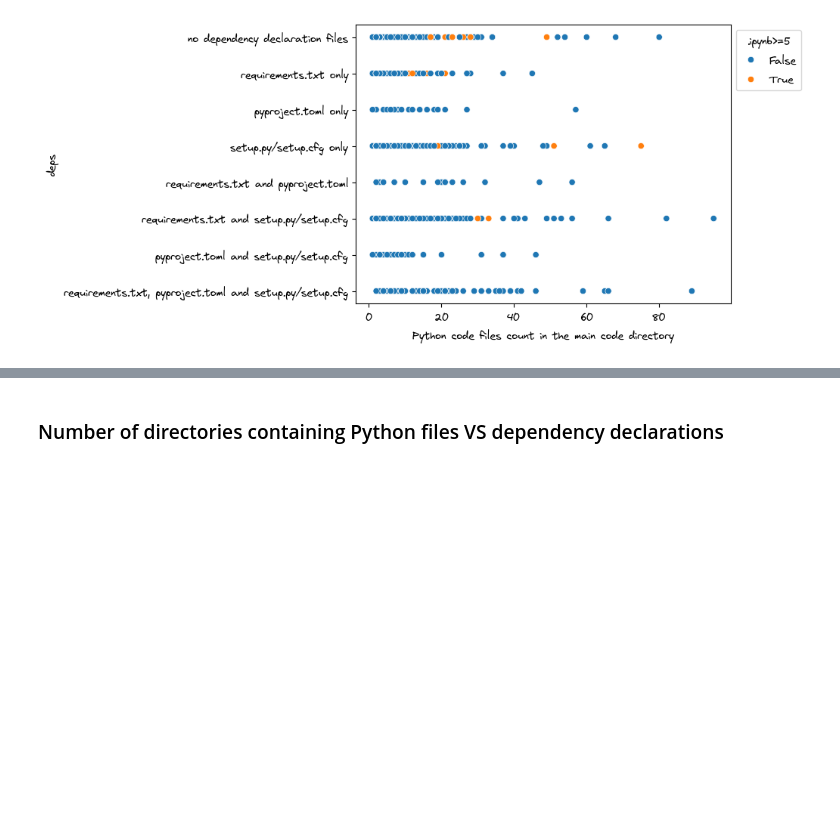
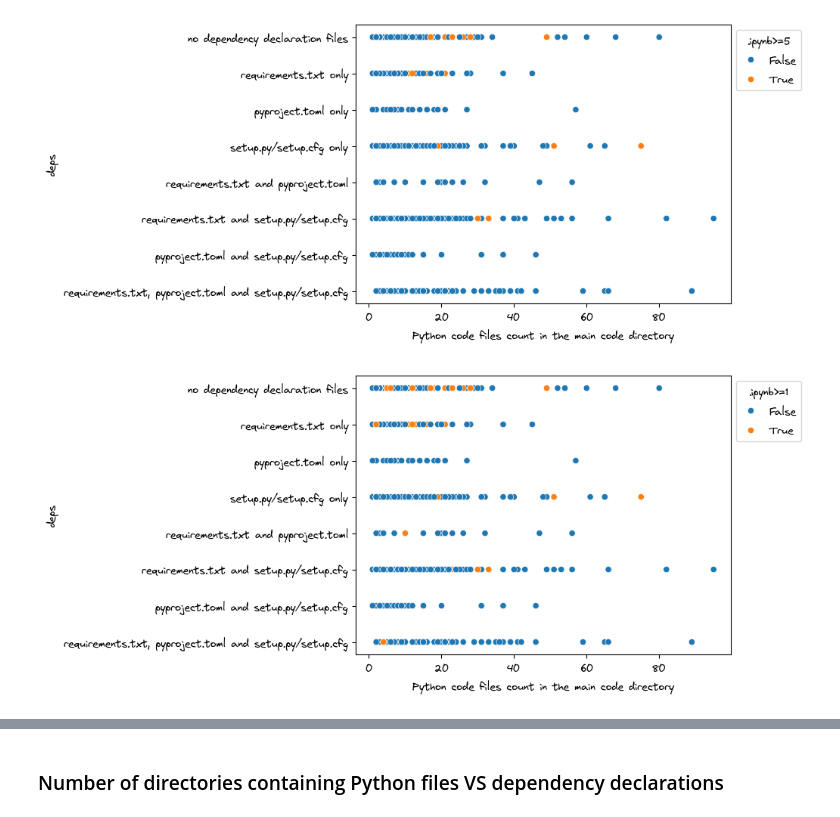
Before and after one commit to tweag/FawltyDeps-analysis, a Jupyter notebook: notebooks/results-biomedical.ipynb, the cells around one changed output, grey strips where cells are left out. Drawn from its saved outputs; the diff is of its cells as text; code cells hidden in the pictures; blank space fills up the shorter version.

Commit message:
Add correlation between deps and code structure with threshold

```diff
--- a/notebooks/results-biomedical.ipynb
+++ b/notebooks/results-biomedical.ipynb
@@ -986,6 +986,17 @@ sns.move_legend(ax, "upper left", bbox_to_anchor=(1,1))
 plt.savefig("correlation_deps_count.png",  dpi=600, bbox_inches="tight")
 # %% [output]
 [figure]
+# %%
+df_codedirs_max[".ipynb>=1"] = np.where(
+    df_codedirs_max[".ipynb count"] >= 1, True, False
+)
+# %%
+ax = sns.scatterplot(data=df_codedirs_max[df_codedirs_max["count"] < 100], x="count", y="deps", hue=".ipynb>=1")
+ax.set_xlabel("Python code files count in the main code directory")
+sns.move_legend(ax, "upper left", bbox_to_anchor=(1,1))
+plt.savefig("correlation_deps_count_1.png",  dpi=600, bbox_inches="tight")
+# %% [output]
+[figure, added]
 # %%
 df_codedirs_max[df_codedirs_max["count"] > 100]
 # %% [output]
```
